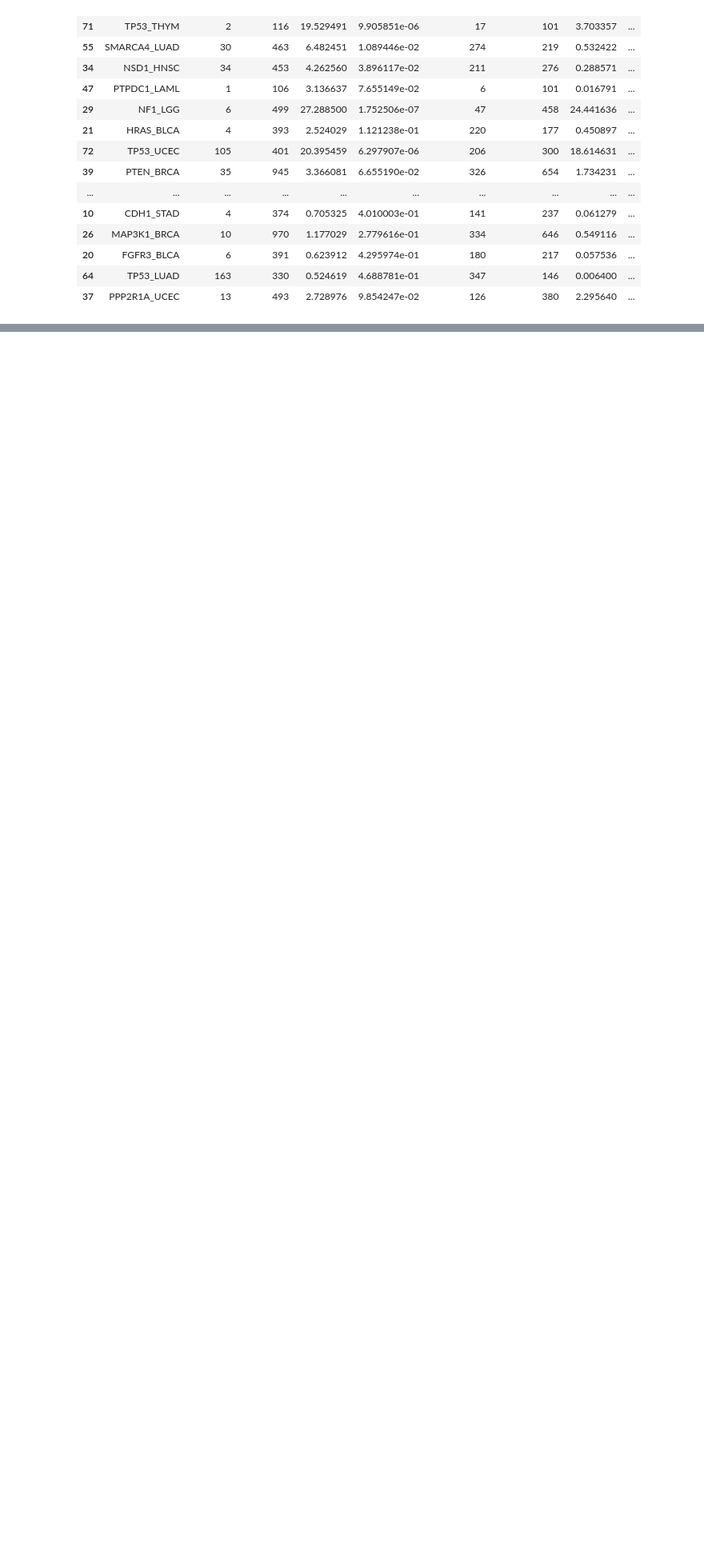
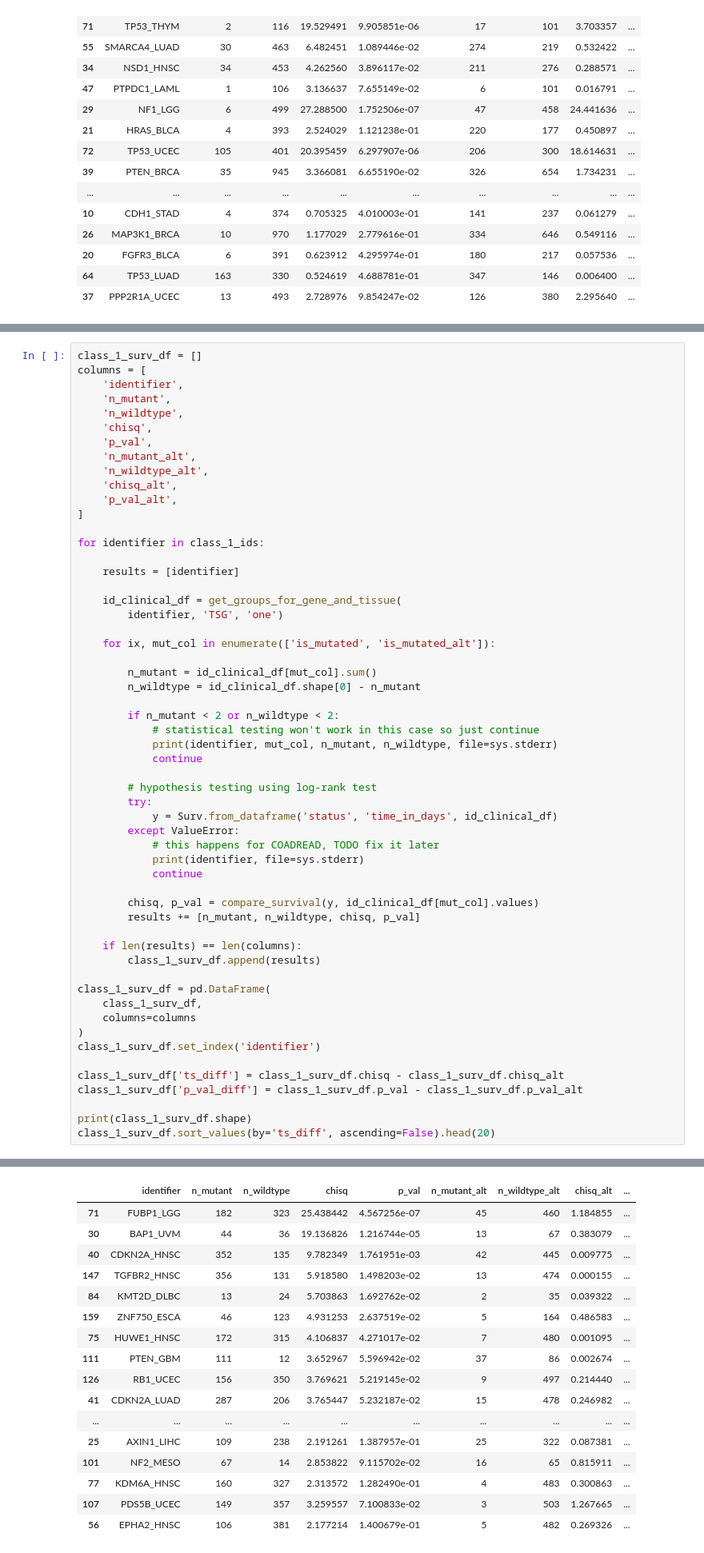
Before and after one commit to greenelab/mutation-fn, a Jupyter notebook: 6_survival_analysis/survival_hit_groups.ipynb, the cells around one changed output, grey strips where cells are left out. Shown at 80% size. Cells and saved outputs as stored; diff of their text form; blank space fills up the shorter version.

```diff
--- a/6_survival_analysis/survival_hit_groups.ipynb
+++ b/6_survival_analysis/survival_hit_groups.ipynb
@@ -535,0 +579,57 @@ is_mutated_alt chisq = 9.1374 p = 2.5044e-03
+# %%
+class_1_surv_df = []
+columns = [
+    'identifier',
+    'n_mutant',
+    'n_wildtype',
+    'chisq',
+    'p_val',
+    'n_mutant_alt',
+    'n_wildtype_alt',
+    'chisq_alt',
+    'p_val_alt',
+]
+
+for identifier in class_1_ids:
+
+    results = [identifier]
+
+    id_clinical_df = get_groups_for_gene_and_tissue(
+        identifier, 'TSG', 'one')
+
+    for ix, mut_col in enumerate(['is_mutated', 'is_mutated_alt']):
+
+        n_mutant = id_clinical_df[mut_col].sum()
+        n_wildtype = id_clinical_df.shape[0] - n_mutant
+
+        if n_mutant < 2 or n_wildtype < 2:
+            # statistical testing won't work in this case so just continue
+            print(identifier, mut_col, n_mutant, n_wildtype, file=sys.stderr)
+            continue
+
+        # hypothesis testing using log-rank test
+        try:
+            y = Surv.from_dataframe('status', 'time_in_days', id_clinical_df)
+        except ValueError:
+            # this happens for COADREAD, TODO fix it later
+            print(identifier, file=sys.stderr)
+            continue
+
+        chisq, p_val = compare_survival(y, id_clinical_df[mut_col].values)
+        results += [n_mutant, n_wildtype, chisq, p_val]
+
+    if len(results) == len(columns):
+        class_1_surv_df.append(results)
+
+class_1_surv_df = pd.DataFrame(
+    class_1_surv_df,
+    columns=columns
+)
+class_1_surv_df.set_index('identifier')
+
+class_1_surv_df['ts_diff'] = class_1_surv_df.chisq - class_1_surv_df.chisq_alt
+class_1_surv_df['p_val_diff'] = class_1_surv_df.p_val - class_1_surv_df.p_val_alt
+
+print(class_1_surv_df.shape)
+class_1_surv_df.sort_values(by='ts_diff', ascending=False).head(20)
+# %% [output]
@@ -535,0 +659,17 @@ is_mutated_alt chisq = 9.1374 p = 2.5044e-03
+|  | identifier | n_mutant | n_wildtype | chisq | p_val | n_mutant_alt | n_wildtype_alt | chisq_alt | ... |
+| 71 | FUBP1_LGG | 182 | 323 | 25.438442 | 4.567256e-07 | 45 | 460 | 1.184855 | ... |
+| 30 | BAP1_UVM | 44 | 36 | 19.136826 | 1.216744e-05 | 13 | 67 | 0.383079 | ... |
+| 40 | CDKN2A_HNSC | 352 | 135 | 9.782349 | 1.761951e-03 | 42 | 445 | 0.009775 | ... |
+| 147 | TGFBR2_HNSC | 356 | 131 | 5.918580 | 1.498203e-02 | 13 | 474 | 0.000155 | ... |
+| 84 | KMT2D_DLBC | 13 | 24 | 5.703863 | 1.692762e-02 | 2 | 35 | 0.039322 | ... |
+| 159 | ZNF750_ESCA | 46 | 123 | 4.931253 | 2.637519e-02 | 5 | 164 | 0.486583 | ... |
+| 75 | HUWE1_HNSC | 172 | 315 | 4.106837 | 4.271017e-02 | 7 | 480 | 0.001095 | ... |
+| 111 | PTEN_GBM | 111 | 12 | 3.652967 | 5.596942e-02 | 37 | 86 | 0.002674 | ... |
+| 126 | RB1_UCEC | 156 | 350 | 3.769621 | 5.219145e-02 | 9 | 497 | 0.214440 | ... |
+| 41 | CDKN2A_LUAD | 287 | 206 | 3.765447 | 5.232187e-02 | 15 | 478 | 0.246982 | ... |
+| ... | ... | ... | ... | ... | ... | ... | ... | ... | ... |
+| 25 | AXIN1_LIHC | 109 | 238 | 2.191261 | 1.387957e-01 | 25 | 322 | 0.087381 | ... |
+| 101 | NF2_MESO | 67 | 14 | 2.853822 | 9.115702e-02 | 16 | 65 | 0.815911 | ... |
+| 77 | KDM6A_HNSC | 160 | 327 | 2.313572 | 1.282490e-01 | 4 | 483 | 0.300863 | ... |
+| 107 | PDS5B_UCEC | 149 | 357 | 3.259557 | 7.100833e-02 | 3 | 503 | 1.267665 | ... |
+| 56 | EPHA2_HNSC | 106 | 381 | 2.177214 | 1.400679e-01 | 5 | 482 | 0.269326 | ... |
```
Also changed, not shown: parts of 10 cells of this notebook, 1 other file.
